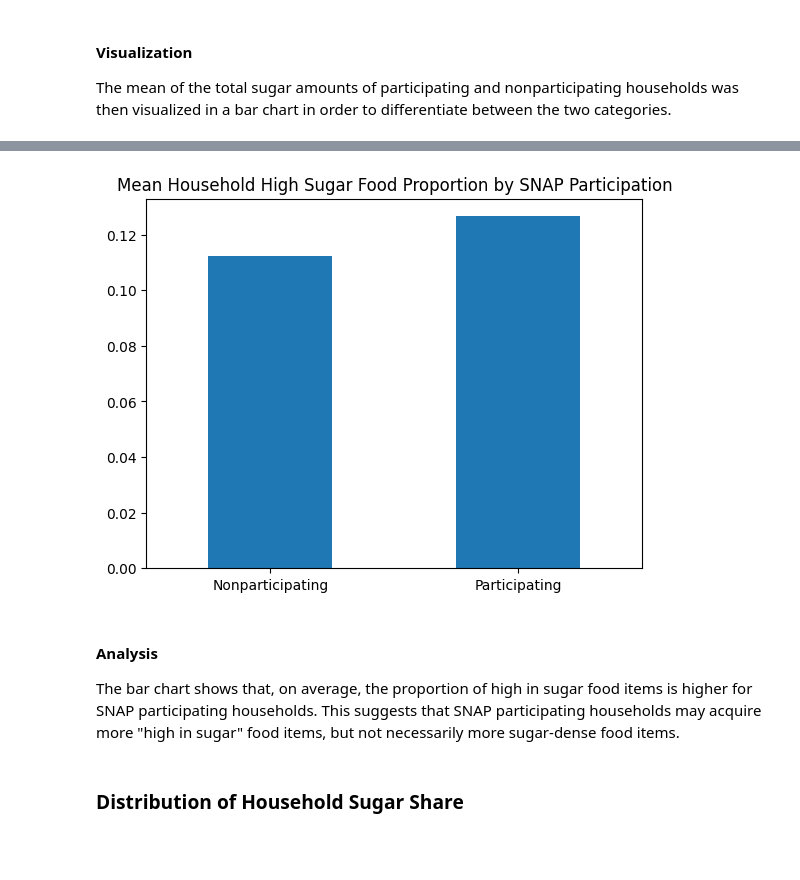
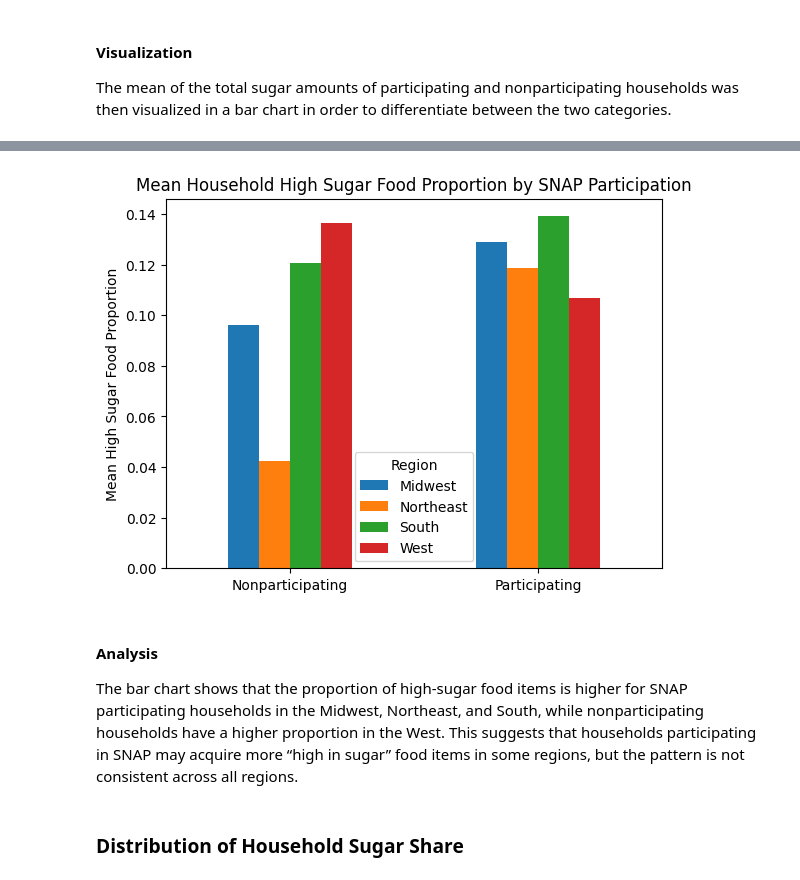
Before and after one commit to seoyunnie/csmodel-mcos, a Jupyter notebook: dataset_analysis.ipynb, the cells around one changed output, grey strips where cells are left out. Saved outputs shown, nothing was run; the diff lists cells and outputs as text; code cells hidden in the pictures; blank space fills up the shorter version.

```diff
--- a/dataset_analysis.ipynb
+++ b/dataset_analysis.ipynb
@@ -94,3 +104,5 @@ with warnings.catch_warnings():
+# %%
+hh_df["region"] = hh_df["region"].map({1: "Northeast", 2: "Midwest", 3: "South", 4: "West"})
 # %% [markdown]
 ## Food Items Dataset
 # %% [markdown]
@@ -126,3 +143,5 @@ food_df["high_sugar_amount"] = food_df["totgramsedible"] * food_df["high_sugar_s
+# %%
+SNAP_STATUS_LABELS = ["Nonparticipating", "Participating"]
 # %% [markdown]
 # Exploratory Data Analysis
 # %% [markdown]
@@ -201,7 +228,7 @@ The proportion of household food items classified as "high in sugar" was then ca
 high_sugar_proportion_df = food_df.groupby("hhnum")["high_sugar_status"].mean().reset_index()
 
 # Add the household number and the SNAP status back for identification and categorization.
-high_sugar_proportion_df = high_sugar_proportion_df.merge(hh_df[["hhnum", "snap_status"]], on="hhnum")
+high_sugar_proportion_df = high_sugar_proportion_df.merge(hh_df[["hhnum", "snap_status", "region"]], on="hhnum")
 # %% [markdown]
 #### Visualization
 
@@ -209,23 +236,26 @@ The mean of the high sugar proportions of participating and nonparticipating hou
 chart in order to differentiate between the two categories.
 # %%
-ax = high_sugar_proportion_df.groupby("snap_status")["high_sugar_status"].mean().plot(kind="bar")
+ax = high_sugar_proportion_df.groupby(["snap_status", "region"])["high_sugar_status"].mean().unstack().plot(kind="bar")
 
 ax.set_xticks([0, 1])
-ax.set_xticklabels(["Nonparticipating", "Participating"], rotation=0)
+ax.set_xticklabels(SNAP_STATUS_LABELS, rotation=0)
 
-ax.set_title("Mean Household High Sugar Food Proportion by SNAP Participation")
+ax.set_title("Mean Household High-Sugar Food Proportion by SNAP Participation")
 ax.set_xlabel("")
+ax.set_ylabel("Mean High-Sugar Food Proportion")
 
+plt.legend(title="Region")
 
 plt.show()
 # %% [output]
-[figure, old version]
+[figure, new version]
 # %% [markdown]
 #### Analysis
 
-The bar chart shows that, on average, the proportion of high in sugar food items is higher for SNAP participating
-households. This suggests that SNAP participating households may acquire more "high in sugar" food items, but not
-necessarily more sugar-dense food items.
+The bar chart shows that the proportion of high-sugar food items is higher for SNAP participating households in the
+Midwest, Northeast, and South, while nonparticipating households have a higher proportion in the West. This suggests
+that households participating in SNAP may acquire more “high in sugar” food items in some regions, but the pattern is
+not consistent across all regions.
 # %% [markdown]
 ### Distribution of Household Sugar Share
 # %% [markdown]
```
Also changed, not shown: parts of 26 cells of this notebook.
